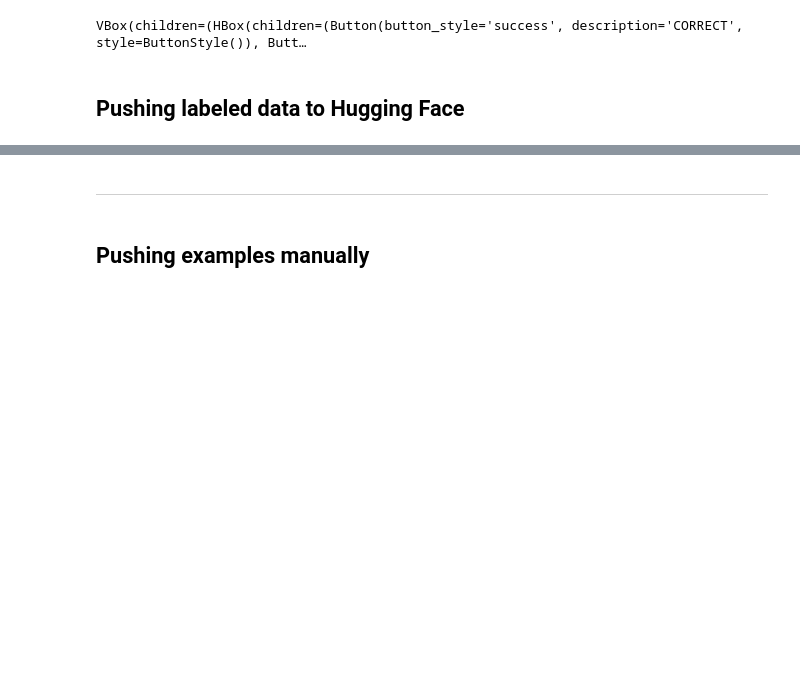
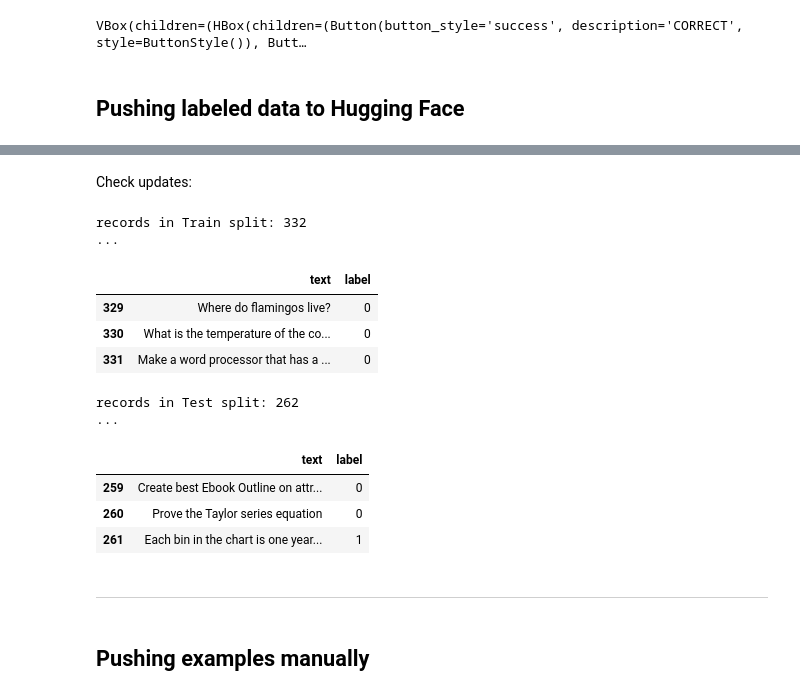
Before and after one commit to reddgr/chatbot-response-scoring-scbn-rqtl, a Jupyter notebook: prompt-labeling-notebook.ipynb, the cells around one changed output, grey strips where cells are left out. Cells and saved outputs as stored; diff of their text form; code cells hidden in the pictures; blank space fills up the shorter version.

```diff
--- a/prompt-labeling-notebook.ipynb
+++ b/prompt-labeling-notebook.ipynb
@@ -148,3 +146,24 @@ Successfully pushed 15 records to reddgr/tl-test-learn-prompts train split.
+# %% [markdown]
+Check updates:
+# %%
+dataset_new = load_dataset('reddgr/tl-test-learn-prompts')
+print(f"records in Train split: {len(dataset_new['train'])}\n...")
+display(dataset_new['train'].to_pandas().tail(3))
+print(f"records in Test split: {len(dataset_new['test'])}\n...")
+display(dataset_new['test'].to_pandas().tail(3))
+# %% [output]
+records in Train split: 332
+...
+|  | text | label |
+| 329 | Where do flamingos live? | 0 |
+| 330 | What is the temperature of the co... | 0 |
+| 331 | Make a word processor that has a ... | 0 |
+records in Test split: 262
+...
+|  | text | label |
+| 259 | Create best Ebook Outline on attr... | 0 |
+| 260 | Prove the Taylor series equation | 0 |
+| 261 | Each bin in the chart is one year... | 1 |
 # %% [markdown]
 ________________________
 # %% [markdown]
```
Also changed, not shown: parts of 3 cells of this notebook, 1 other file.
